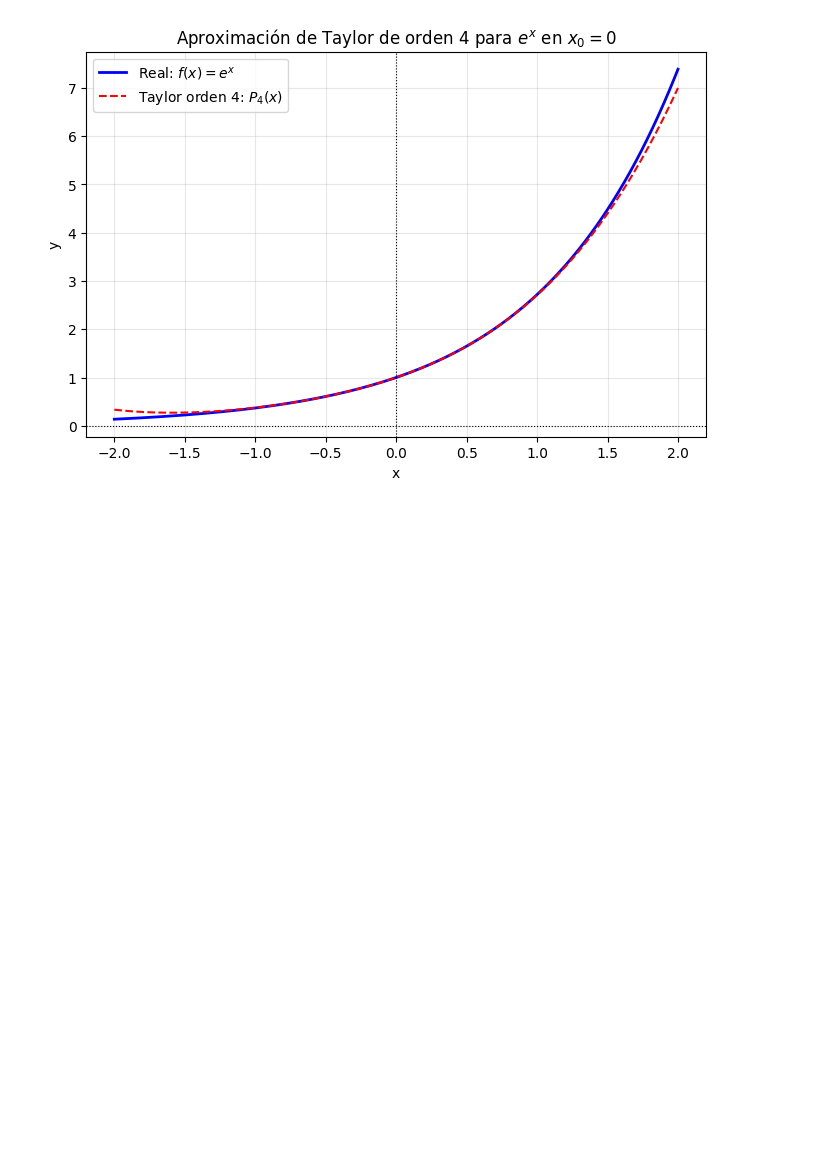
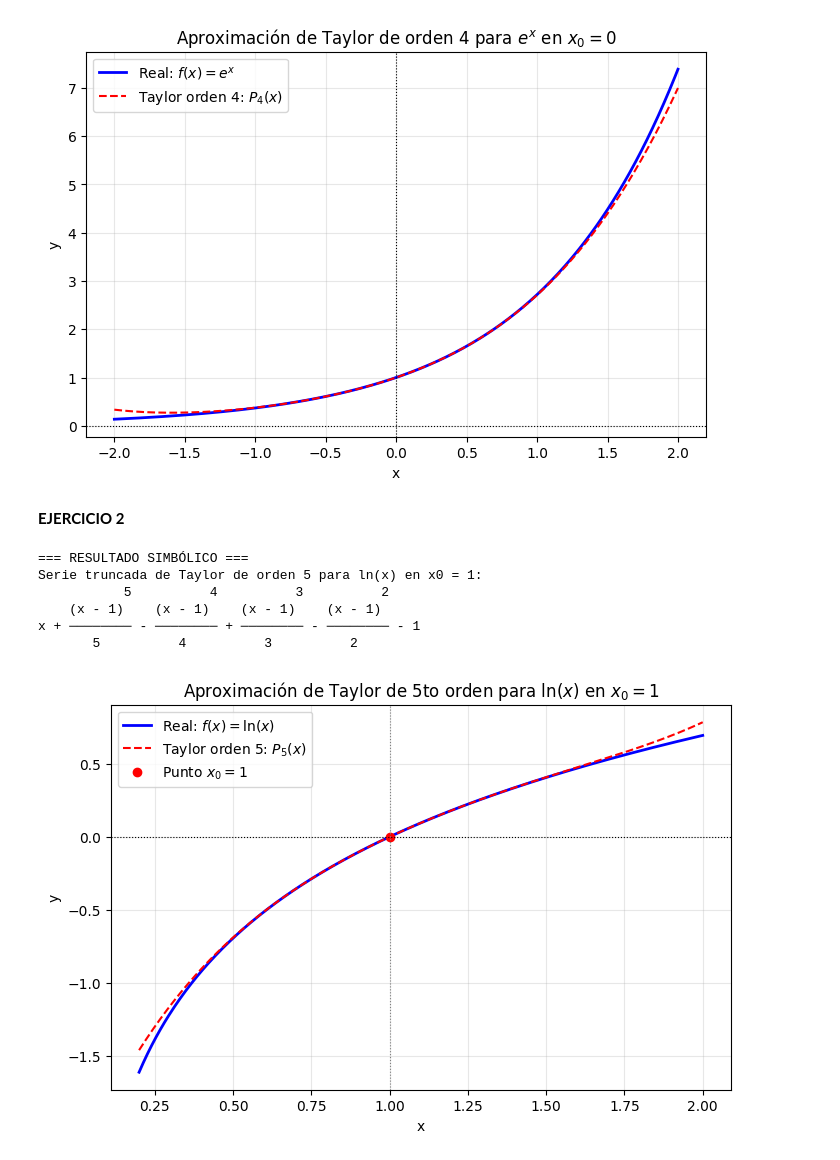
Before and after one commit to dayanamichellgomezmartinez-ux/Notebooks_Agro_2026_1, a Jupyter notebook: Ejercicios_e_Métodos.ipynb, the cells around one changed output. Drawn from its saved outputs; the diff is of its cells as text; code cells hidden in the pictures; blank space fills up the shorter version.

```diff
--- a/Ejercicios_e_Métodos.ipynb
+++ b/Ejercicios_e_Métodos.ipynb
@@ -108,3 +68,63 @@ x    x    x
 ── + ── + ── + x + 1
 24   6    2
 [figure]
+# %% [markdown]
+**EJERCICIO 2**
+# %%
+import sympy as sp
+import numpy as np
+import matplotlib.pyplot as plt
+
+# -------------------------------------------------------------
+# 1. Solución Simbólica con SymPy
+# -------------------------------------------------------------
+x = sp.Symbol('x')
+
+# Definimos la función f(x) = ln(x)
+f = sp.log(x)
+
+x0 = 1
+orden = 5
+
+# Obtenemos la serie de Taylor truncada
+taylor_series = f.series(x, x0, n=orden + 1).removeO()
+
+print("=== RESULTADO SIMBÓLICO ===")
+print(f"Serie truncada de Taylor de orden {orden} para ln(x) en x0 = {x0}:")
+sp.pprint(taylor_series)
+
+# -------------------------------------------------------------
+# 2. Evaluación numérica y representación gráfica
+# -------------------------------------------------------------
+# Función polinómica resultado
+def taylor_ln_5(x_val):
+    u = x_val - 1
+    return u - (u**2)/2 + (u**3)/3 - (u**4)/4 + (u**5)/5
+
+# Rango de valores cercanos a x0 = 1 para graficar (evitando x <= 0)
+x_vals = np.linspace(0.2, 2.0, 400)
+y_real = np.log(x_vals)
+y_taylor = taylor_ln_5(x_vals)
+
+# Graficar
+plt.figure(figsize=(8, 5))
+plt.plot(x_vals, y_real, label=r'Real: $f(x) = \ln(x)$', color='blue', linewidth=2)
+plt.plot(x_vals, y_taylor, label=r'Taylor orden 5: $P_5(x)$', color='red', linestyle='--')
+plt.plot(x0, np.log(x0), 'ro', label=f'Punto $x_0 = {x0}$')
+
+plt.title(r'Aproximación de Taylor de 5to orden para $\ln(x)$ en $x_0 = 1$')
+plt.xlabel('x')
+plt.ylabel('y')
+plt.axhline(0, color='black', linewidth=0.8, linestyle=':')
+plt.axvline(1, color='gray', linewidth=0.8, linestyle=':')
+plt.grid(True, alpha=0.3)
+plt.legend()
+plt.show()
+# %% [output]
+=== RESULTADO SIMBÓLICO ===
+Serie truncada de Taylor de orden 5 para ln(x) en x0 = 1:
+           5          4          3          2
+    (x - 1)    (x - 1)    (x - 1)    (x - 1)
+x + ──────── - ──────── + ──────── - ──────── - 1
+       5          4          3          2
+[figure, added]
```
Also changed, not shown: parts of 2 cells of this notebook.
